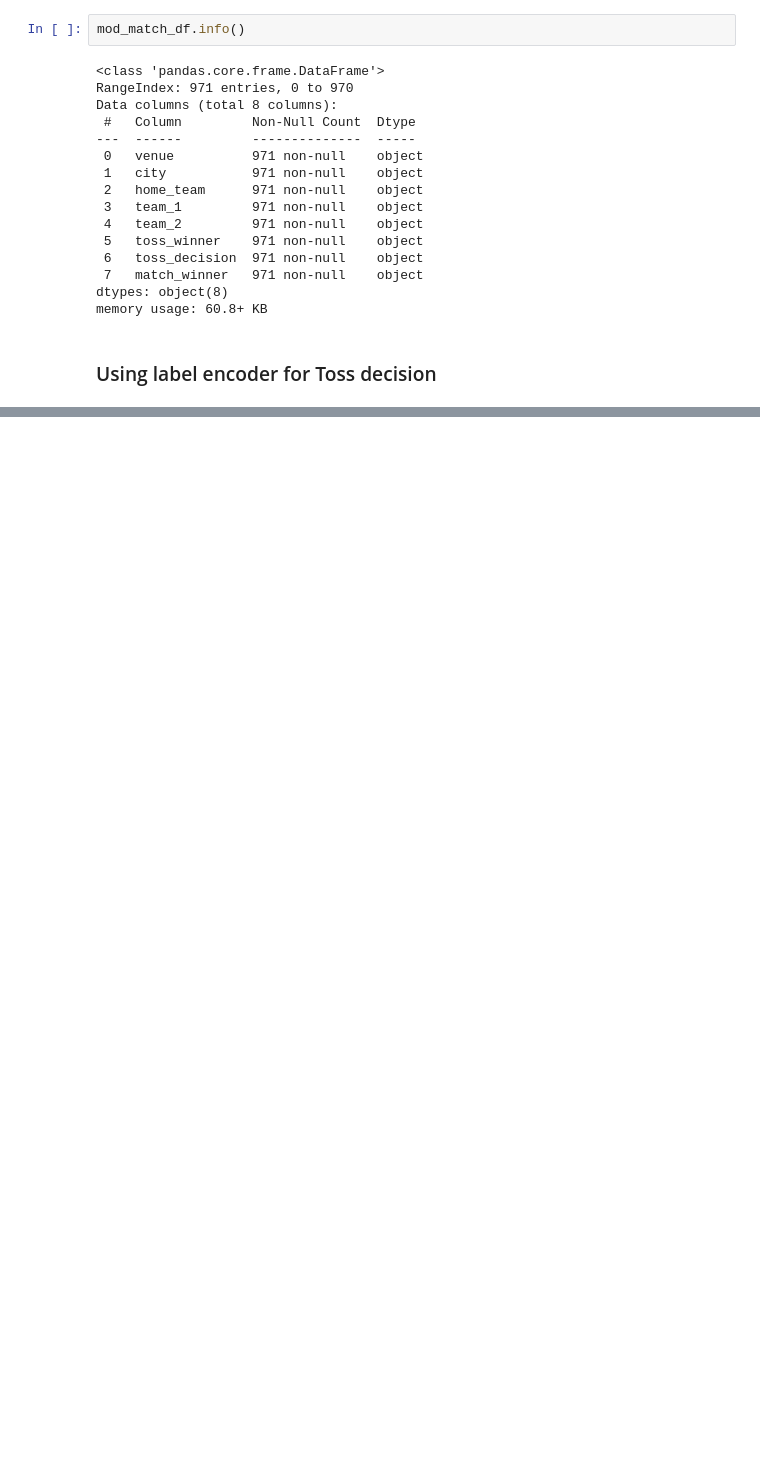
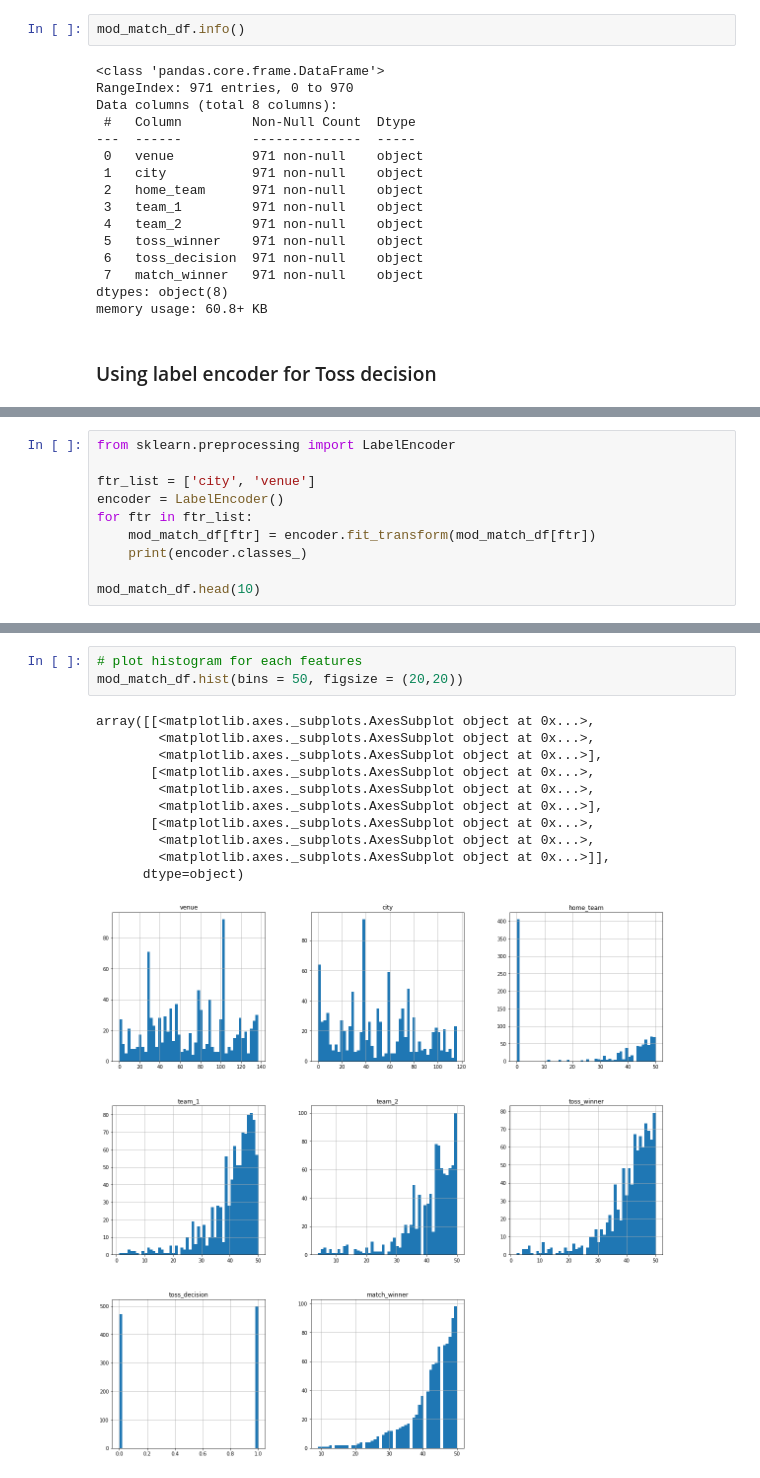
Before and after one commit to mominulhaque666/Group_5_CSE445_3_Spring_21, a Jupyter notebook: ipynb/T20WinnerPrediction.ipynb, the cells around one changed output, grey strips where cells are left out. Drawn from its saved outputs; the diff is of its cells as text; blank space fills up the shorter version.

```diff
--- a/ipynb/T20WinnerPrediction.ipynb
+++ b/ipynb/T20WinnerPrediction.ipynb
@@ -843,0 +1023,10 @@ Name: city, Length: 117, dtype: int64
+# %%
+from sklearn.preprocessing import LabelEncoder
+
+ftr_list = ['city', 'venue']
+encoder = LabelEncoder()
+for ftr in ftr_list:
+    mod_match_df[ftr] = encoder.fit_transform(mod_match_df[ftr])
+    print(encoder.classes_)
+
+mod_match_df.head(10)
@@ -843,0 +1092,15 @@ Name: city, Length: 117, dtype: int64
+# %%
+# plot histogram for each features
+mod_match_df.hist(bins = 50, figsize = (20,20))
+# %% [output]
+array([[<matplotlib.axes._subplots.AxesSubplot object at 0x...>,
+        <matplotlib.axes._subplots.AxesSubplot object at 0x...>,
+        <matplotlib.axes._subplots.AxesSubplot object at 0x...>],
+       [<matplotlib.axes._subplots.AxesSubplot object at 0x...>,
+        <matplotlib.axes._subplots.AxesSubplot object at 0x...>,
+        <matplotlib.axes._subplots.AxesSubplot object at 0x...>],
+       [<matplotlib.axes._subplots.AxesSubplot object at 0x...>,
+        <matplotlib.axes._subplots.AxesSubplot object at 0x...>,
+        <matplotlib.axes._subplots.AxesSubplot object at 0x...>]],
+      dtype=object)
+[figure, added]
```
Also changed, not shown: parts of 55 cells of this notebook.
